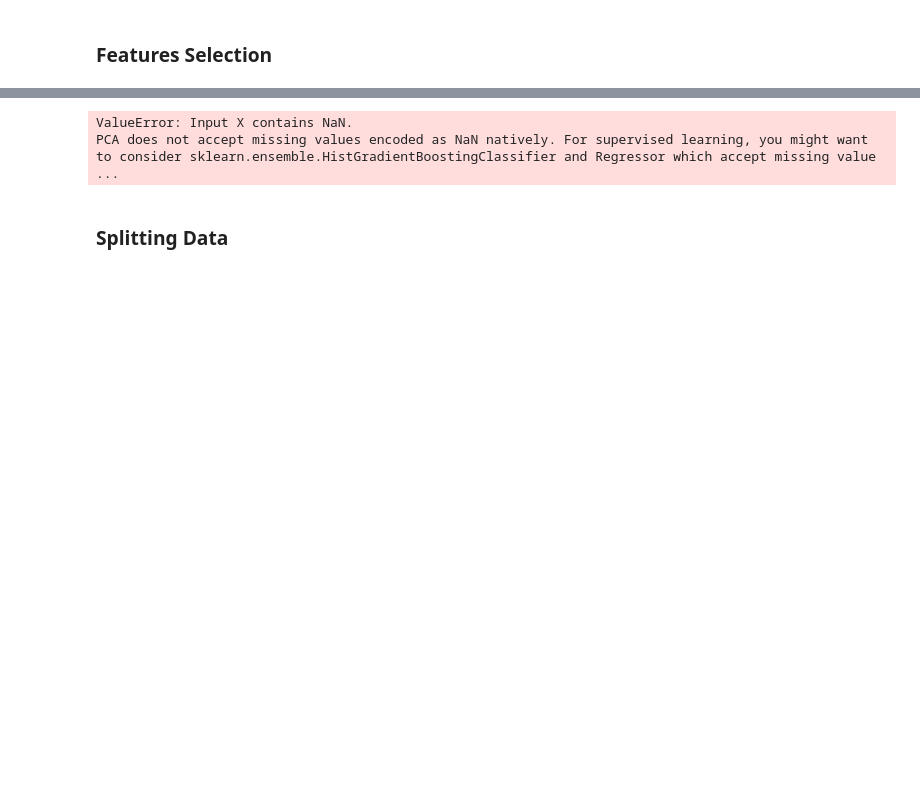
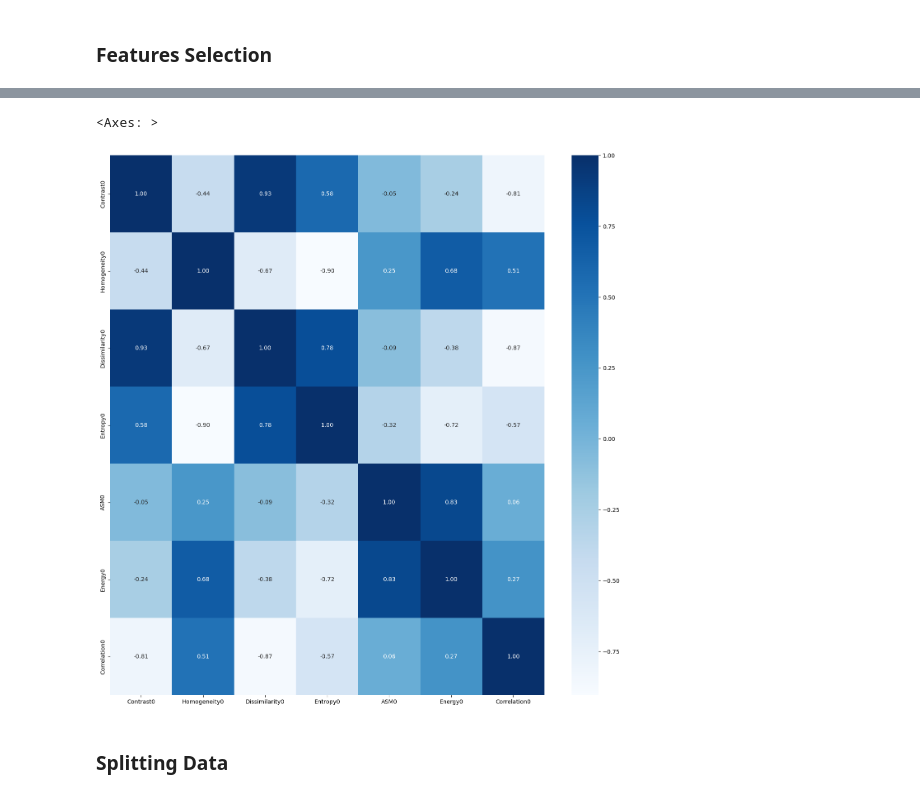
Before and after one commit to Digital-Image-Processing-2024/modul-6-jurnal-muhammaddzaki123, a Jupyter notebook: percobaan_n.ipynb, the cells around one changed output, grey strips where cells are left out. Drawn from its saved outputs; the diff is of its cells as text; code cells hidden in the pictures; blank space fills up the shorter version.

```diff
--- a/percobaan_n.ipynb
+++ b/percobaan_n.ipynb
@@ -261,3 +208,6 @@ def energy(matriks):
+# %%
+def entropyGlcm(matriks):
+    return entropy(matriks.ravel())
 # %%
 Derajat0 = []
 Derajat45 = []
@@ -343,10 +272,10 @@ for i in range(len(data)):
     homogenity135.append(H135)
 # %%
 for i in range(len(data)):
-    E0 = entropy(Derajat0[i])
-    E45 = entropy(Derajat45[i])
-    E90 = entropy(Derajat90[i])
-    E135 = entropy(Derajat135[i])
+    E0 = entropyGlcm(Derajat0[i])
+    E45 = entropyGlcm(Derajat45[i])
+    E90 = entropyGlcm(Derajat90[i])
+    E135 = entropyGlcm(Derajat135[i])
     entropy0.append(E0)
     entropy45.append(E45)
     entropy90.append(E90)
@@ -372,7 +301,7 @@ for i in range(len(data)):
     energy90.append(ER90)
     energy135.append(ER135)
 # %%
-data = {'Filename': file_name, 'Label': labels,
+dataTable = {'Filename': file_name, 'Label': labels,
         'Contrast0': Kontras0, 'Contrast45': Kontras45, 'Contrast90': Kontras90, 'Contrast135': Kontras135,
         'Homogeneity0': homogenity0, 'Homogeneity45': homogenity45, 'Homogeneity90': homogenity90, 'Homogeneity135': homogenity135,
         'Dissimilarity0': dissimilarity0, 'Dissimilarity45': dissimilarity45, 'Dissimilarity90': dissimilarity90, 'Dissimilarity135': dissimilarity135,
@@ -381,5 +310,8 @@ data = {'Filename': file_name, 'Label': labels,
         'Energy0': energy0, 'Energy45': energy45, 'Energy90': energy90, 'Energy135': energy135,
         'Correlation0': correlation0, 'Correlation45': correlation45, 'Correlation90': correlation90, 'Correlation135': correlation135,
         }
-df = pd.DataFrame(data)
-df.to_csv('hasil_ekstraksi.csv', index=False)
+df = pd.DataFrame(dataTable)
+df.to_csv('hasil_ekstraksi_1.csv', index=False)
+
+hasilEkstrak = pd.read_csv('hasil_ekstraksi_1.csv')
+hasilEkstrak
@@ -386,4 +331,0 @@ df.to_csv('hasil_ekstraksi.csv', index=False)
-# %%
-hasilEkstrak = pd.read_csv('hasil_ekstraksi.csv')
-hasilEkstrak = hasilEkstrak.drop(columns=['Filename'])
-hasilEkstrak
@@ -483,22 +334,22 @@ ValueError: could not convert string to float: '[0.68702712]'
-# %%
-from sklearn.decomposition import PCA
-
-# Assuming that df is your DataFrame and it's already loaded
-x = df.drop(columns=['Filename', 'Label'])  # drop non-numeric columns
-y = df['Label']
-
-pca = PCA(n_components=10)  # adjust number of components
-x_pca = pca.fit_transform(x)
-
-# Convert the PCA result into a DataFrame
-df_pca = pd.DataFrame(data=x_pca, columns=["PC" + str(i) for i in range(1, pca.n_components_+1)])
-
-# Add the target column back into the DataFrame
-df_pca['Label'] = y
-
-print(df_pca.head())
-# %% [output]
-ValueError: Input X contains NaN.
-PCA does not accept missing values encoded as NaN natively. For supervised learning, you might want to consider sklearn.ensemble.HistGradientBoostingClassifier and Regressor which accept missing value ...
+# %%
+correlation = hasilEkstrak.drop(columns=['Label','Filename']).corr()
+
+threshold = 0.95
+selectionFeature = []
+columns = np.full((correlation.shape[0],), True, dtype=bool)
+for i in range(correlation.shape[0]):
+	for j in range(i+1, correlation.shape[0]):
+		if correlation.iloc[i,j] >= threshold:
+			if columns[j]:
+				columns[j] = False
+select = hasilEkstrak.drop(columns=['Label','Filename']).columns[columns]
+x_new = hasilEkstrak[select]
+x_new
+y = hasilEkstrak['Label']
+plt.figure(figsize=(17,17))
+sns.heatmap(x_new.corr(), annot=True, cmap='Blues', fmt=".2f")
+# %% [output]
+<Axes: >
+[figure, added]
 # %% [markdown]
 ### Splitting Data
```
Also changed, not shown: parts of 42 cells of this notebook, 1 other file.
